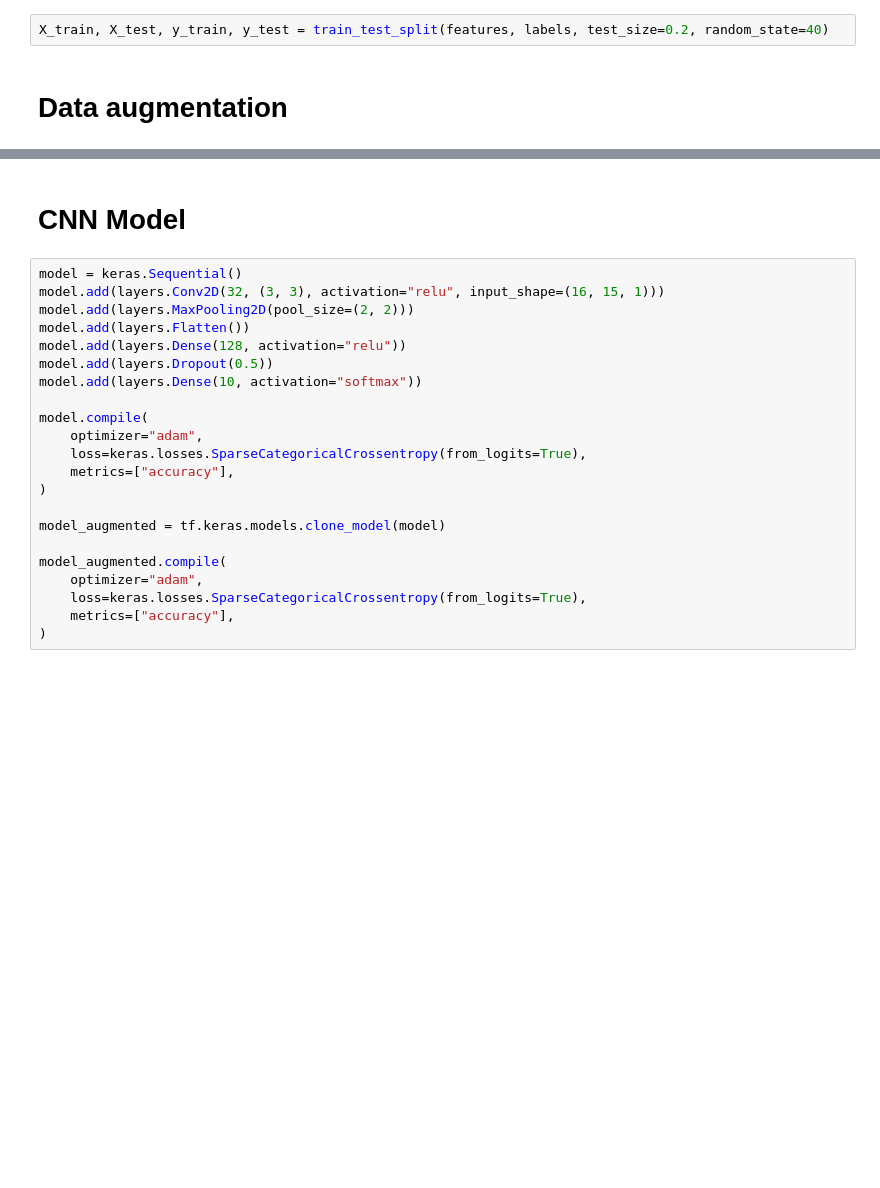
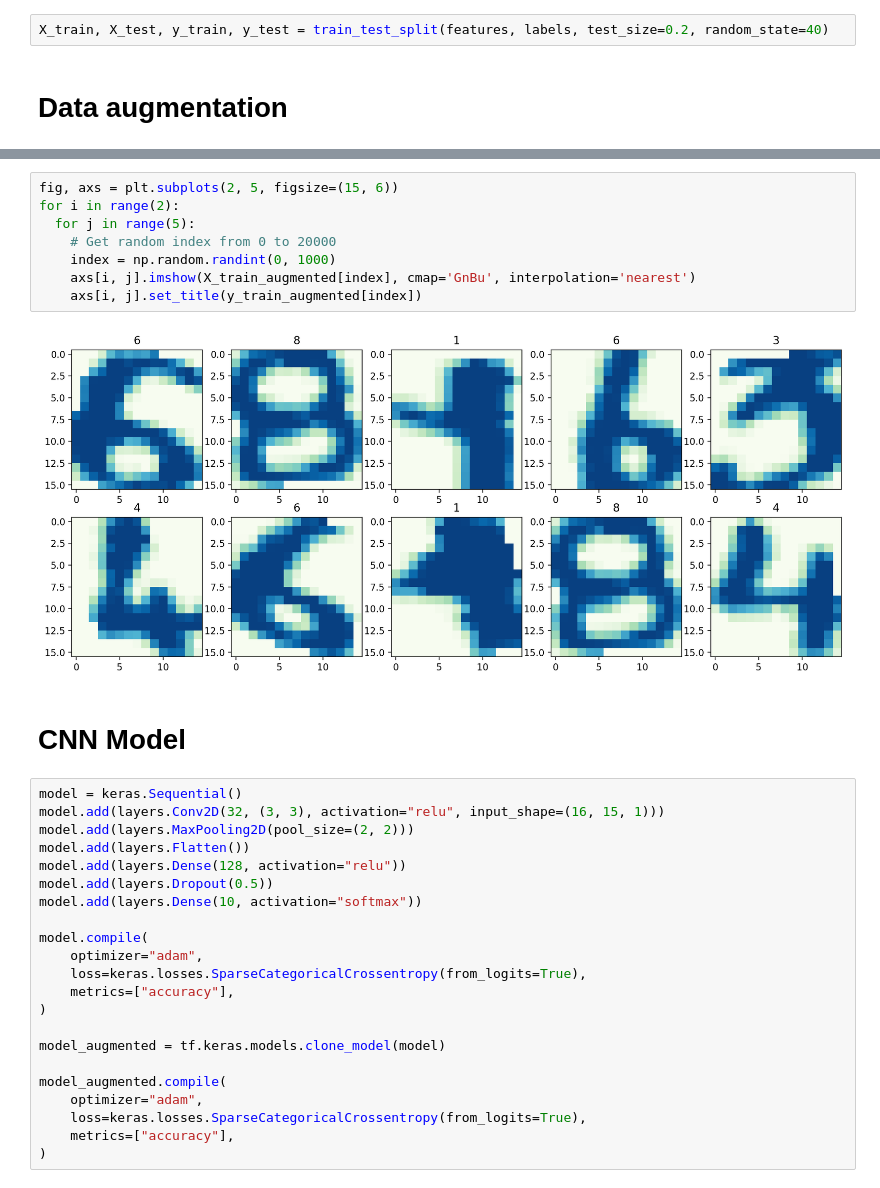
Before and after one commit to oyjuffer/FER-CNN, a Jupyter notebook: CNN.ipynb, the cells around one changed output, grey strips where cells are left out. Saved outputs shown, nothing was run; the diff lists cells and outputs as text; blank space fills up the shorter version.

```diff
--- a/CNN.ipynb
+++ b/CNN.ipynb
@@ -113,3 +140,13 @@ AFTER:
+# %%
+fig, axs = plt.subplots(2, 5, figsize=(15, 6))
+for i in range(2):
+  for j in range(5):
+    # Get random index from 0 to 20000
+    index = np.random.randint(0, 1000)
+    axs[i, j].imshow(X_train_augmented[index], cmap='GnBu', interpolation='nearest')
+    axs[i, j].set_title(y_train_augmented[index])
+# %% [output]
+[figure, added]
 # %% [markdown]
 # CNN Model
 # %%
```
Also changed, not shown: parts of 12 cells of this notebook, 2 other files.
